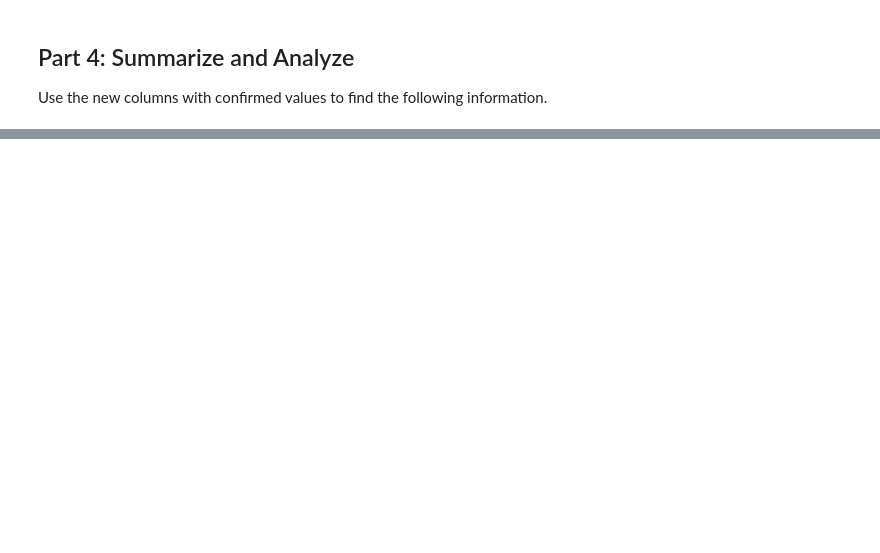
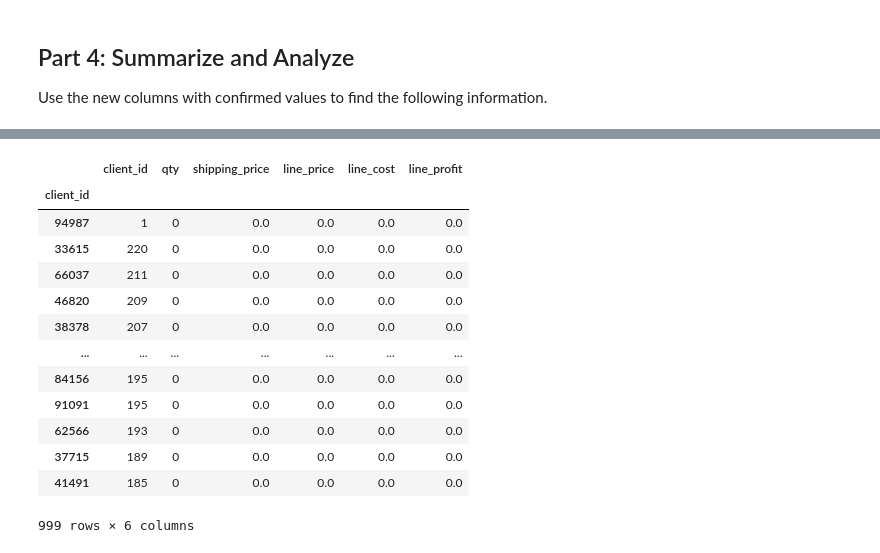
Before and after one commit to daniyar0421/customer_banking, a Jupyter notebook: module_4_challenge.ipynb, the cells around one changed output, grey strips where cells are left out. Drawn from its saved outputs; the diff is of its cells as text; code cells hidden in the pictures; blank space fills up the shorter version.

```diff
--- a/module_4_challenge.ipynb
+++ b/module_4_challenge.ipynb
@@ -177,3 +194,9 @@ Use the new columns with confirmed values to find the following information.
 # %%
 # How much did each of the top 5 clients by quantity
 # spend? Check your work from Part 1 for client ids.
+def client_totals(client_id, column):
+    client_df = df.loc[df['client_id'] == client_id, column]
+    return round(client_df.sum(), 2)
+
+for client_id in five_clients :
+    print(f"{client_id}: ${client_totals(client_id, 'line_price')}")
@@ -180,8 +221,30 @@ Use the new columns with confirmed values to find the following information.
 # %%
 # Create a summary DataFrame showing the totals for the
 # for the top 5 clients with the following information:
 # total units purchased, total shipping price,
 # total revenue, and total profit. Sort by total profit.
+data_dict = {'client_id': five_clients}
+columns = ['qty', 'shipping_price', 'line_price', 'line_cost', 'line_profit']
+for col in columns:
+    data_dict[col] = [client_totals(client_id, col) for client_id in five_clients]
+
+summary_df = pd.DataFrame(data_dict).sort_values('line_profit', ascending=False)
+summary_df
+# %% [output]
+|  | client_id | qty | shipping_price | line_price | line_cost | line_profit |
+| client_id |  |  |  |  |  |  |
+| 94987 | 1 | 0 | 0.0 | 0.0 | 0.0 | 0.0 |
+| 33615 | 220 | 0 | 0.0 | 0.0 | 0.0 | 0.0 |
+| 66037 | 211 | 0 | 0.0 | 0.0 | 0.0 | 0.0 |
+| 46820 | 209 | 0 | 0.0 | 0.0 | 0.0 | 0.0 |
+| 38378 | 207 | 0 | 0.0 | 0.0 | 0.0 | 0.0 |
+| ... | ... | ... | ... | ... | ... | ... |
+| 84156 | 195 | 0 | 0.0 | 0.0 | 0.0 | 0.0 |
+| 91091 | 195 | 0 | 0.0 | 0.0 | 0.0 | 0.0 |
+| 62566 | 193 | 0 | 0.0 | 0.0 | 0.0 | 0.0 |
+| 37715 | 189 | 0 | 0.0 | 0.0 | 0.0 | 0.0 |
+| 41491 | 185 | 0 | 0.0 | 0.0 | 0.0 | 0.0 |
+999 rows × 6 columns
 # %%
 # Format the data and rename the columns
 # to names suitable for presentation.
```
Also changed, not shown: parts of 10 cells of this notebook.
